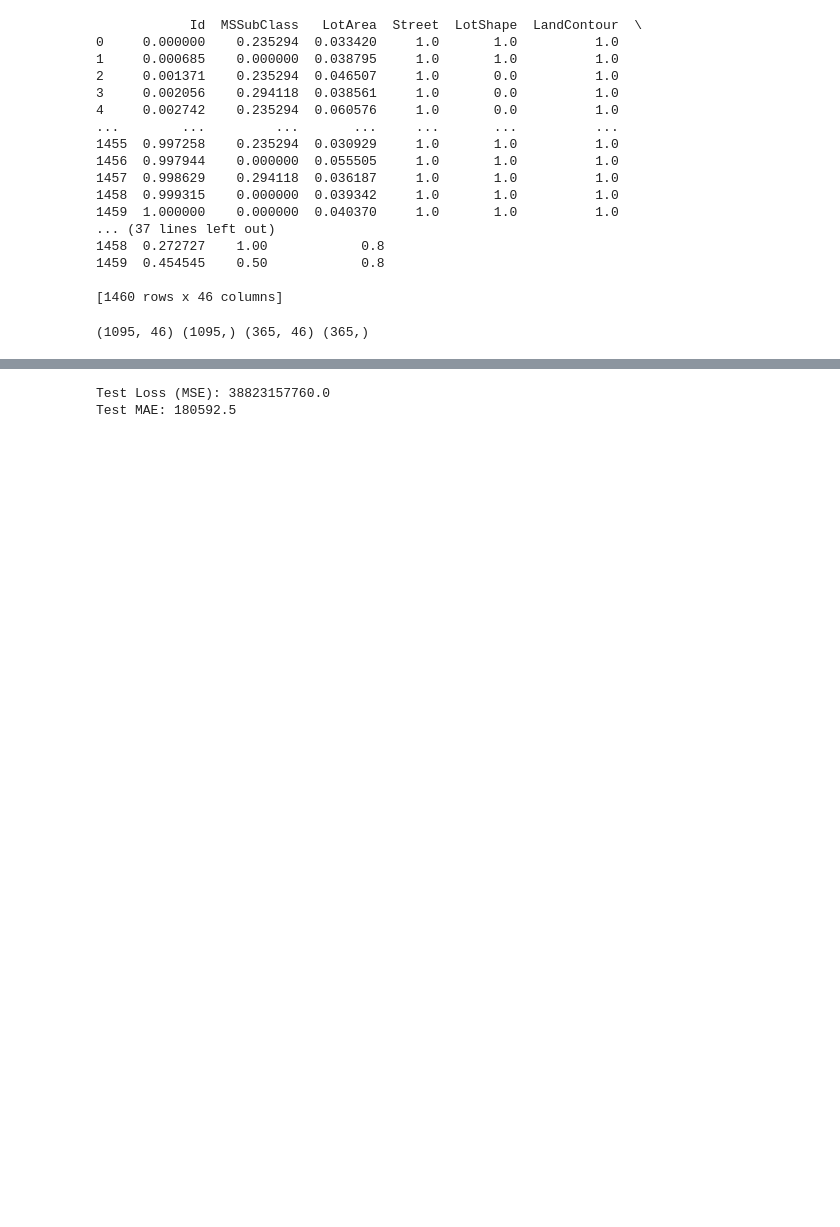
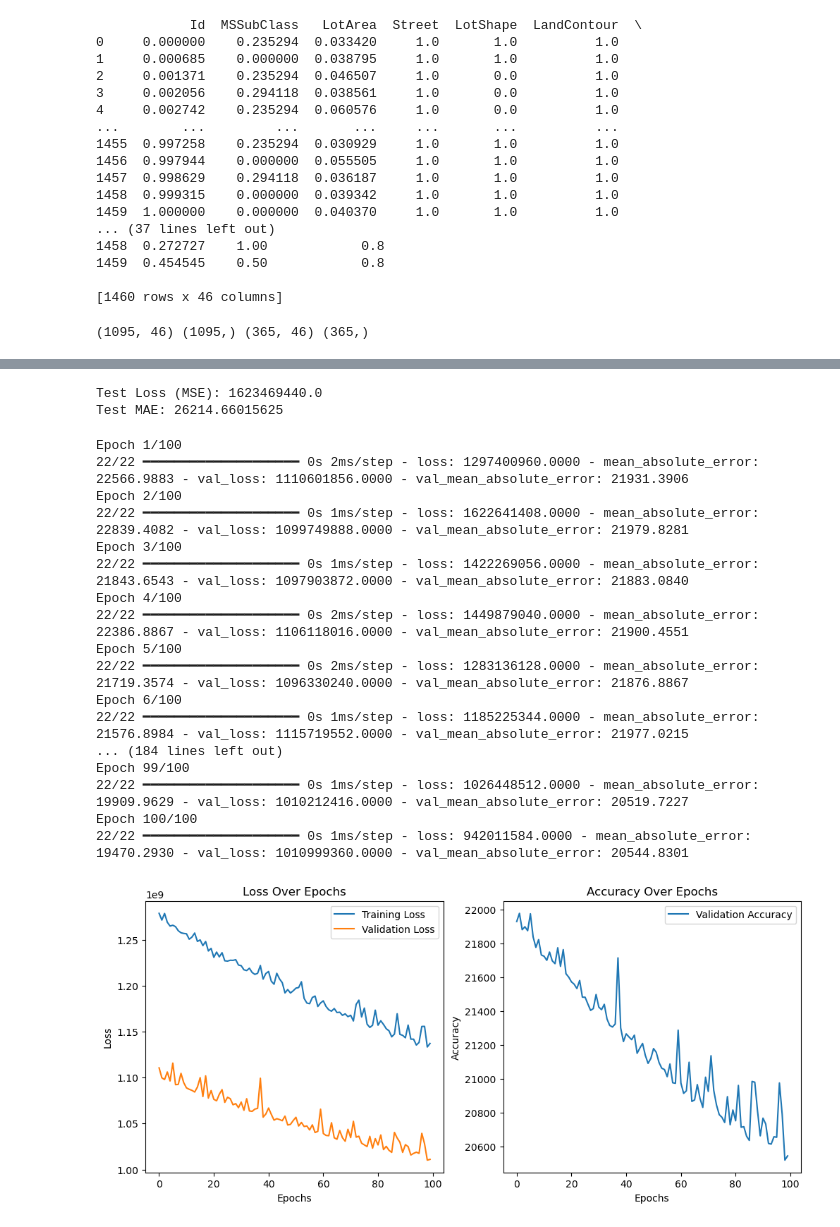
Before and after one commit to riobanerjee/PyTorch_MNIST, a Jupyter notebook: house-prices/pricey.ipynb, the cells around one changed output, grey strips where cells are left out. Drawn from its saved outputs; the diff is of its cells as text; code cells hidden in the pictures; blank space fills up the shorter version.

```diff
--- a/house-prices/pricey.ipynb
+++ b/house-prices/pricey.ipynb
@@ -132,7 +127,9 @@ y_test = np.array(y_test)
 model = Sequential([
         Dense(128, activation='relu', input_shape=(X_train.shape[1],)),
         Dense(64, activation='relu'), # hidden
-        Dense(1, activation='softmax'), # output
+        Dense(32, activation='relu'), # hidden
+        Dense(16, activation='relu'), # hidden
+        Dense(1), # output
         ])
 # %%
 model.compile(optimizer='adam',
@@ -164,7 +161,60 @@ test_loss, test_mae = model.evaluate(X_test, y_test, verbose=0)
 print(f"Test Loss (MSE): {test_loss}")
 print(f"Test MAE: {test_mae}")
 # %% [output]
-Test Loss (MSE): 38823157760.0
-Test MAE: 180592.5
+Test Loss (MSE): 1623469440.0
+Test MAE: 26214.66015625
+# %%
+
+# Train the model
+history = model.fit(X_train, y_train, validation_data=(X_test, y_test), epochs=100, batch_size=50, verbose=1)
+
+# Plotting loss and accuracy
+def plot_metrics(history):
+    # Get values from the history object
+    loss = history.history['loss']
+    val_loss = history.history['val_loss']
+    val_accuracy = history.history['val_mean_absolute_error']
+
+    # Plot Loss
+    plt.figure(figsize=(12, 5))
+    plt.subplot(1, 2, 1)
+    plt.plot(loss, label='Training Loss')
+    plt.plot(val_loss, label='Validation Loss')
+    plt.title('Loss Over Epochs')
+    plt.xlabel('Epochs')
+    plt.ylabel('Loss')
+    plt.legend()
+
+    # Plot Accuracy
+    plt.subplot(1, 2, 2)
+    plt.plot(val_accuracy, label='Validation Accuracy')
+    plt.title('Accuracy Over Epochs')
+    plt.xlabel('Epochs')
+    plt.ylabel('Accuracy')
+    plt.legend()
+
+    plt.show()
+
+# Call the function to plot metrics
+plot_metrics(history)
+# %% [output]
+Epoch 1/100
+22/22 ━━━━━━━━━━━━━━━━━━━━ 0s 2ms/step - loss: 1297400960.0000 - mean_absolute_error: 22566.9883 - val_loss: 1110601856.0000 - val_mean_absolute_error: 21931.3906
+Epoch 2/100
+22/22 ━━━━━━━━━━━━━━━━━━━━ 0s 1ms/step - loss: 1622641408.0000 - mean_absolute_error: 22839.4082 - val_loss: 1099749888.0000 - val_mean_absolute_error: 21979.8281
+Epoch 3/100
+22/22 ━━━━━━━━━━━━━━━━━━━━ 0s 1ms/step - loss: 1422269056.0000 - mean_absolute_error: 21843.6543 - val_loss: 1097903872.0000 - val_mean_absolute_error: 21883.0840
+Epoch 4/100
+22/22 ━━━━━━━━━━━━━━━━━━━━ 0s 2ms/step - loss: 1449879040.0000 - mean_absolute_error: 22386.8867 - val_loss: 1106118016.0000 - val_mean_absolute_error: 21900.4551
+Epoch 5/100
+22/22 ━━━━━━━━━━━━━━━━━━━━ 0s 2ms/step - loss: 1283136128.0000 - mean_absolute_error: 21719.3574 - val_loss: 1096330240.0000 - val_mean_absolute_error: 21876.8867
+Epoch 6/100
+22/22 ━━━━━━━━━━━━━━━━━━━━ 0s 1ms/step - loss: 1185225344.0000 - mean_absolute_error: 21576.8984 - val_loss: 1115719552.0000 - val_mean_absolute_error: 21977.0215
+... (184 lines left out)
+Epoch 99/100
+22/22 ━━━━━━━━━━━━━━━━━━━━ 0s 1ms/step - loss: 1026448512.0000 - mean_absolute_error: 19909.9629 - val_loss: 1010212416.0000 - val_mean_absolute_error: 20519.7227
+Epoch 100/100
+22/22 ━━━━━━━━━━━━━━━━━━━━ 0s 1ms/step - loss: 942011584.0000 - mean_absolute_error: 19470.2930 - val_loss: 1010999360.0000 - val_mean_absolute_error: 20544.8301
+[figure, added]
 # %%
 y_pred_keras = model.predict(X_test)
```
Also changed, not shown: parts of 13 cells of this notebook, 8 other files.
